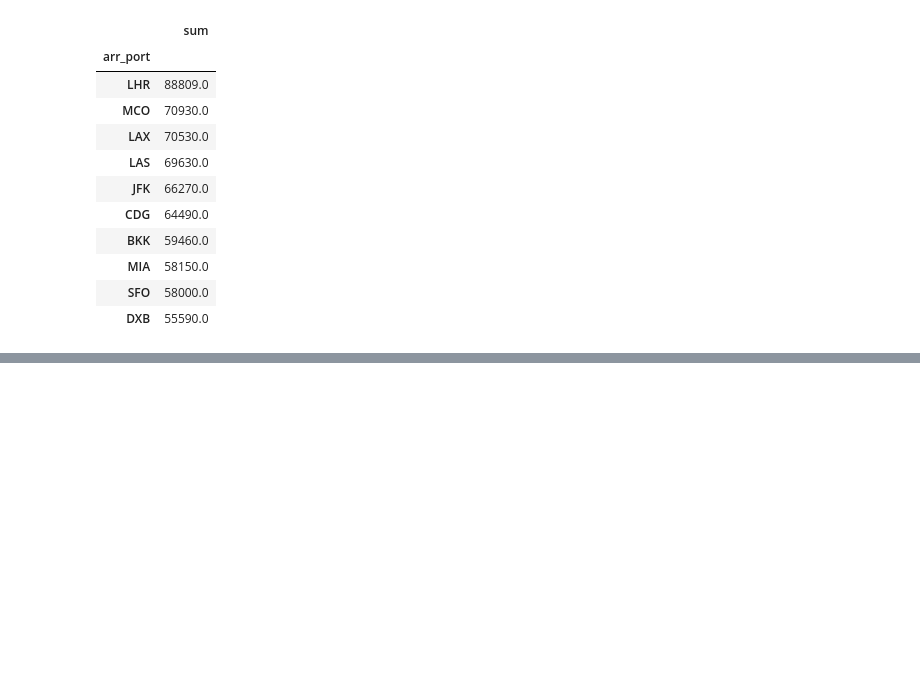
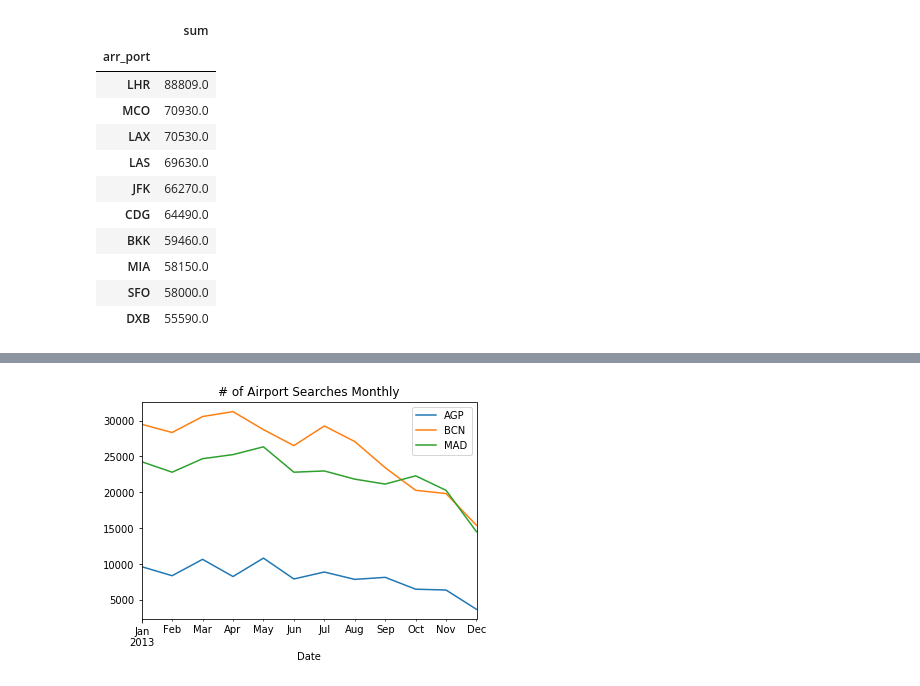
Before and after one commit to eminavci/TravelIntTest, a Jupyter notebook: Untitled.ipynb, the cells around one changed output, grey strips where cells are left out. Saved outputs shown, nothing was run; the diff lists cells and outputs as text; code cells hidden in the pictures; blank space fills up the shorter version.

```diff
--- a/Untitled.ipynb
+++ b/Untitled.ipynb
@@ -62,5 +82,0 @@ Py4JJavaError: An error occurred while calling z:org.apache.spark.api.python.Pyt
-# %%
-# TODO : Same error with spark DataFrame : IndexError: list index out of range
-dff = dfBookings.toDF(["arr_port", "pax"])
-aka = dff.groupBy("arr_port").agg({"pax":"sum"})
-aka.take(5)
@@ -116,0 +205,8 @@ agg.sort_values('sum', ascending=False).head(10)
+# %%
+searchesDf = []
+for chunk in pd.read_csv(sFile, sep="^", chunksize=1000000, usecols=[0, 6]): # 1000k read from file per chunk
+    chunk['Date'] = pd.to_datetime(chunk['Date'], errors='coerce')
+    searchesChunk = chunk.loc[chunk['Destination'].isin(['AGP', 'MAD', 'BCN'])].groupby([chunk['Date'].dt.to_period("M"), 'Destination'], sort=False).size().reset_index(name='Montly_search')
+    searchesDf.append(searchesChunk)
+# %%
+monthlyGroupedSearches = pd.concat(searchesDf).groupby(["Date", "Destination"]).agg({'Montly_search':'sum'}).reset_index()
@@ -116,0 +222,4 @@ agg.sort_values('sum', ascending=False).head(10)
+# %%
+obtainMonthlySearchPlt(monthlyGroupedSearches).show()
+# %% [output]
+[figure, added]
```
Also changed, not shown: parts of 29 cells of this notebook, 1 other file.
